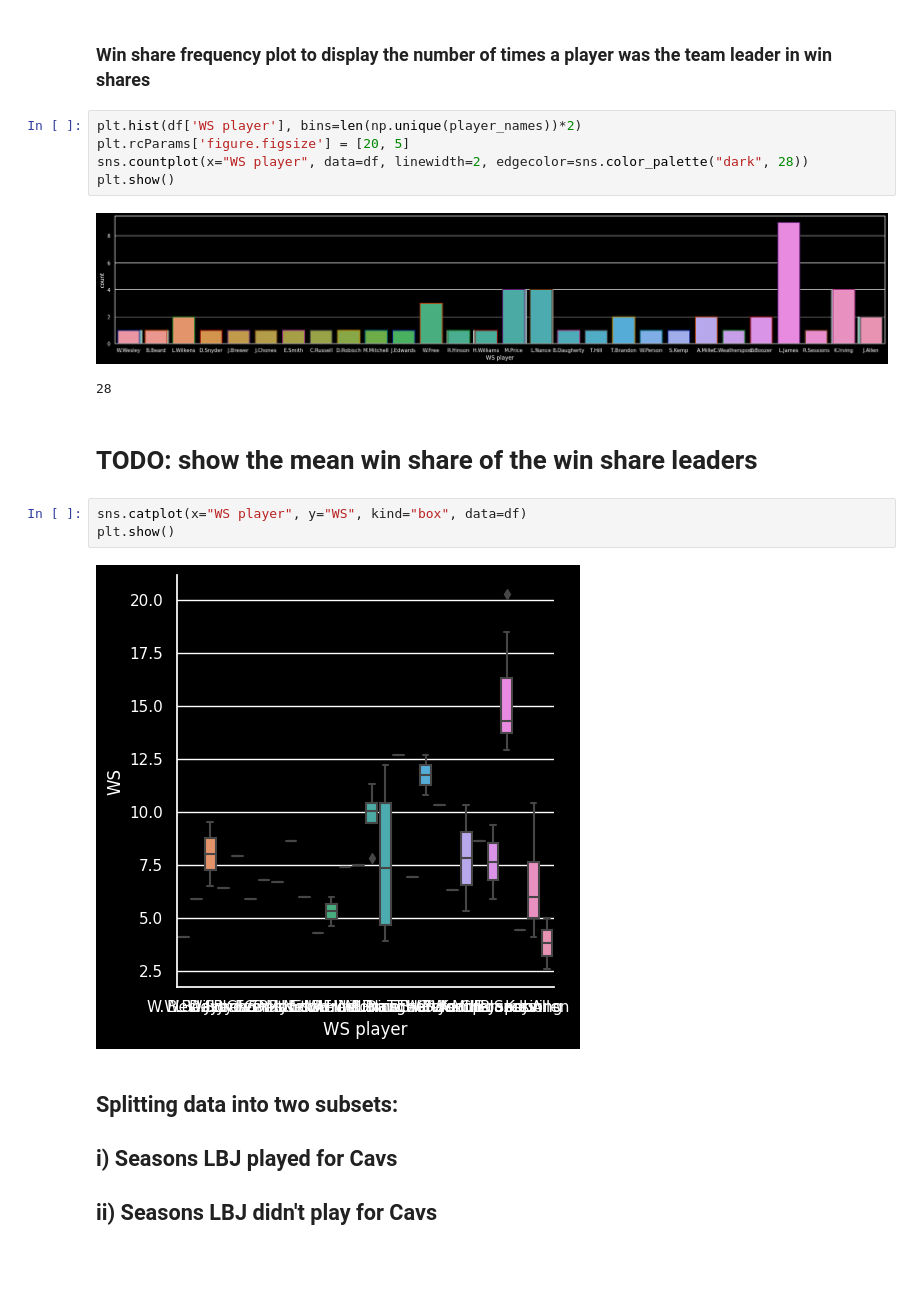
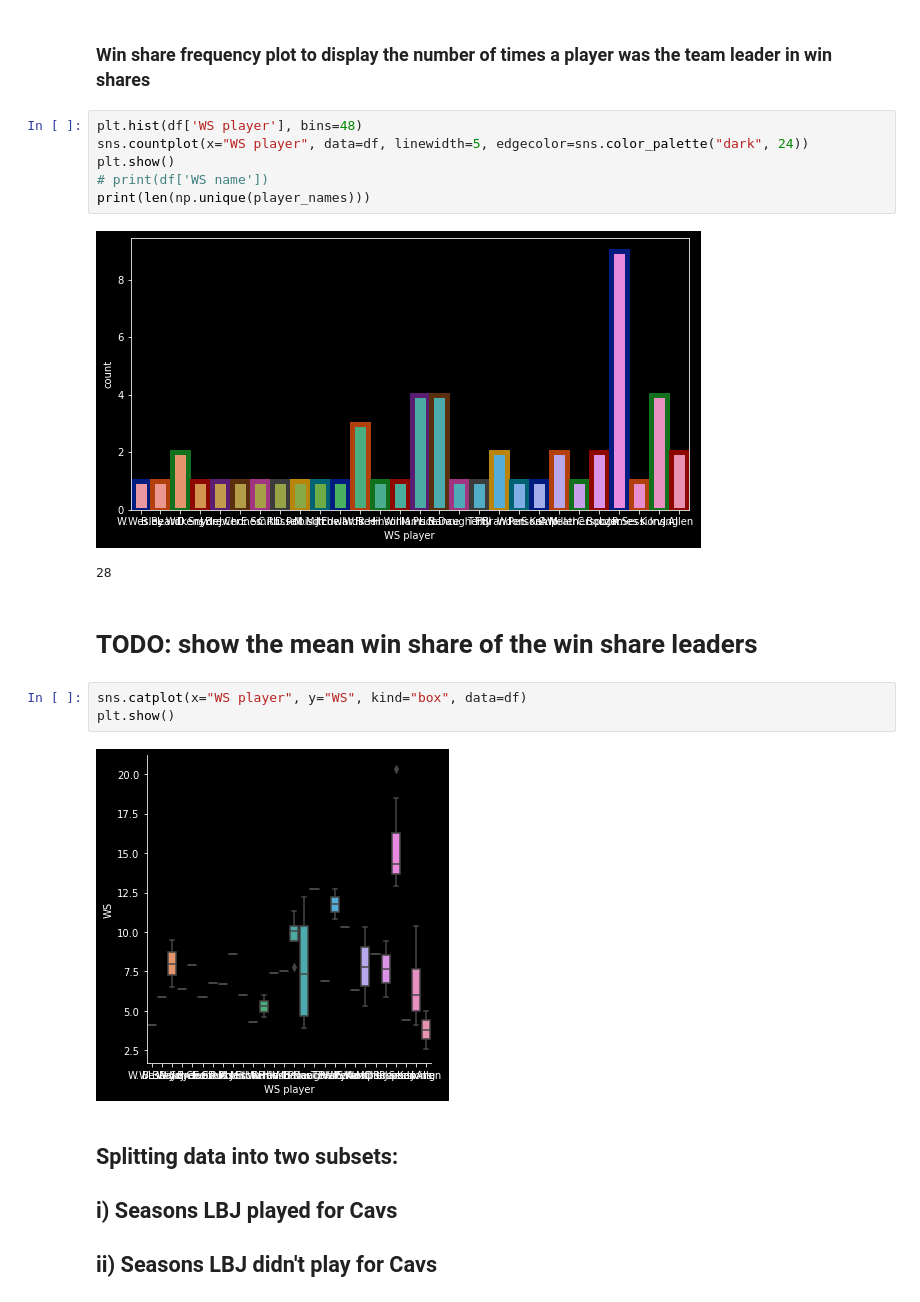
Before and after one commit to SunTzunami/IBM312_assignment, a Jupyter notebook: lbj_analysis.ipynb, the cells around one changed output. Saved outputs shown, nothing was run; the diff lists cells and outputs as text; blank space fills up the shorter version.

```diff
--- a/lbj_analysis.ipynb
+++ b/lbj_analysis.ipynb
@@ -85,12 +85,13 @@ print(len(np.unique(player_names)))
 # %% [markdown]
 ### Win share frequency plot to display the number of times a player was the team leader in win shares
 # %%
-plt.hist(df['WS player'], bins=len(np.unique(player_names))*2)
-plt.rcParams['figure.figsize'] = [20, 5]
-sns.countplot(x="WS player", data=df, linewidth=2, edgecolor=sns.color_palette("dark", 28))
+plt.hist(df['WS player'], bins=48)
+sns.countplot(x="WS player", data=df, linewidth=5, edgecolor=sns.color_palette("dark", 24))
 plt.show()
+# print(df['WS name'])
+print(len(np.unique(player_names)))
 # %% [output]
-[figure, old version]
+[figure, new version]
 28
 # %% [markdown]
 # TODO: show the mean win share of the win share leaders
@@ -98,7 +99,7 @@ plt.show()
 sns.catplot(x="WS player", y="WS", kind="box", data=df)
 plt.show()
 # %% [output]
-[figure, old version]
+[figure, new version]
 # %% [markdown]
 ## Splitting data into two subsets:
 ## i) Seasons LBJ played for Cavs
```
Also changed, not shown: parts of 11 cells of this notebook.
